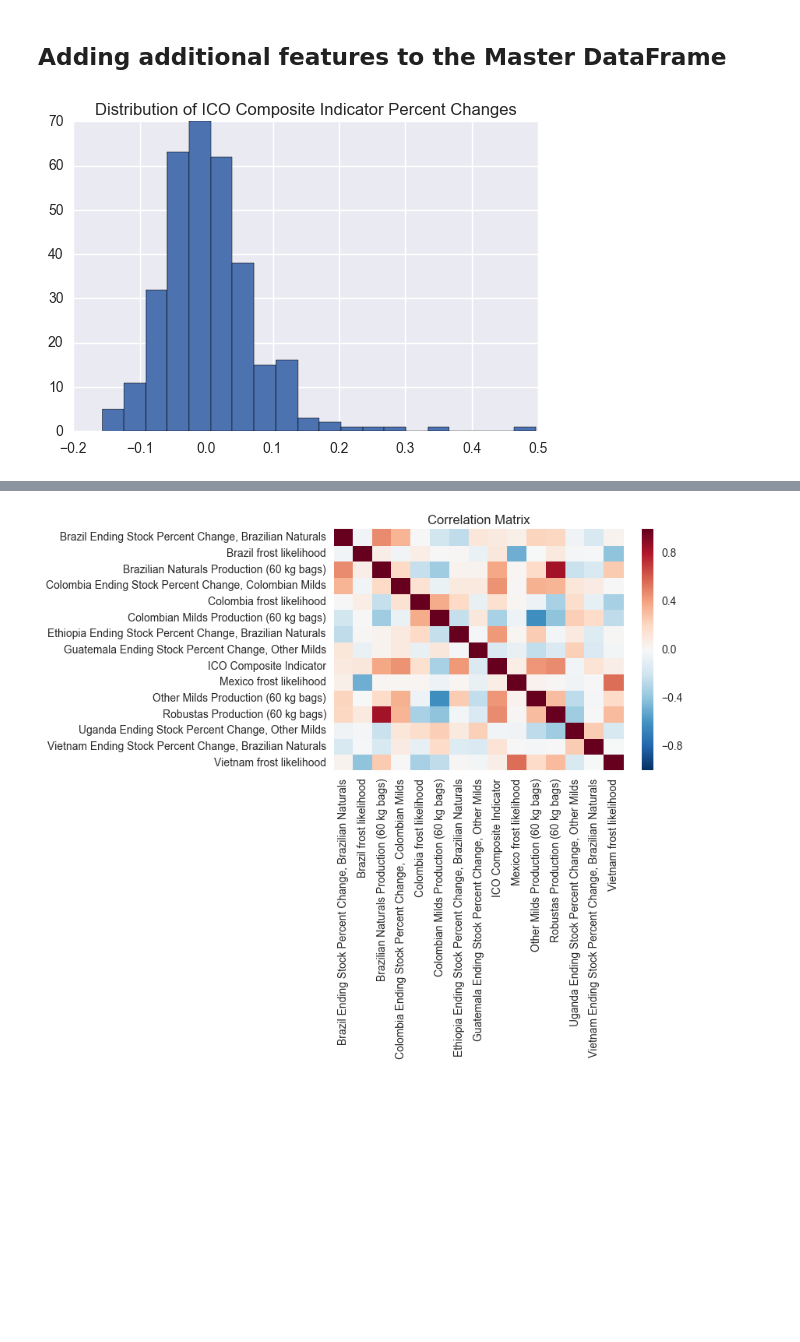
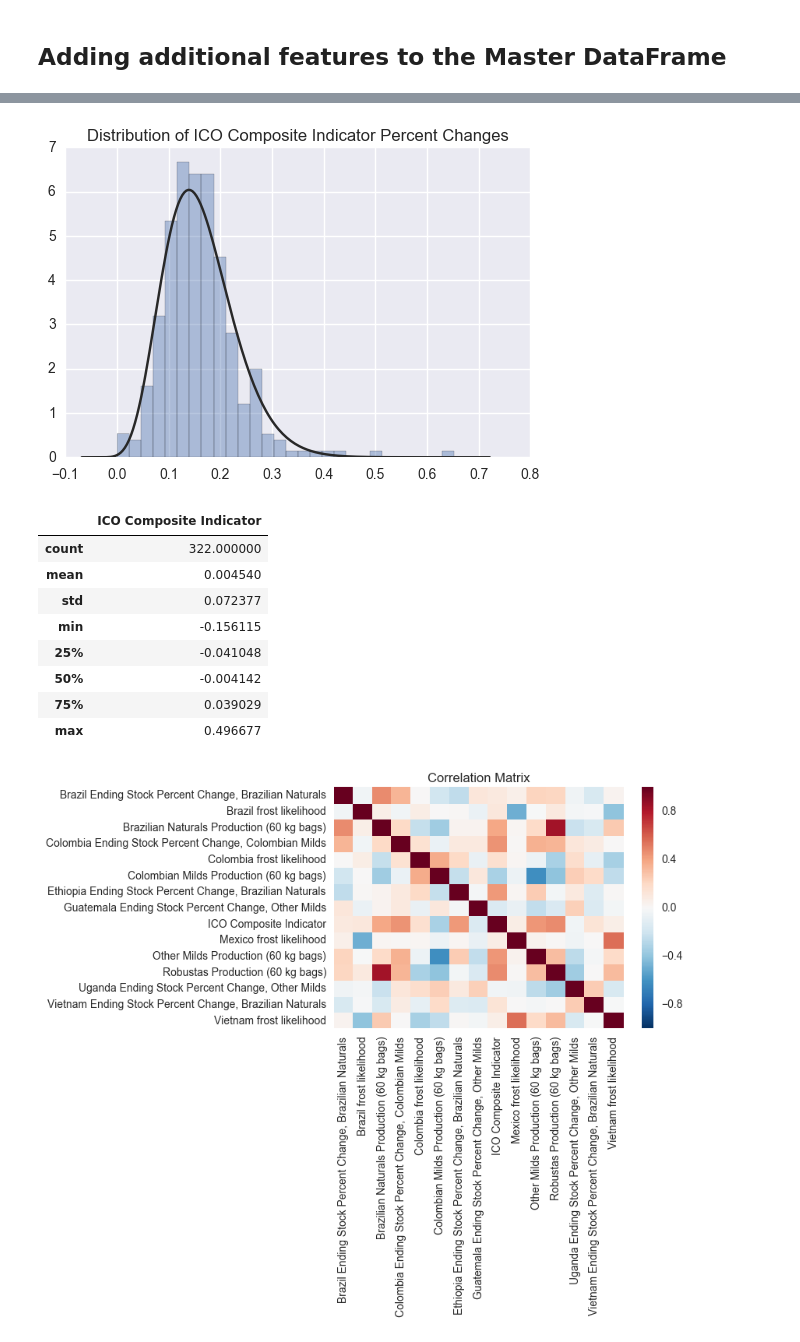
Before and after one commit to mohsseha/DSI-BOS-students, a Jupyter notebook: ntmitchell/capstone project/modeling.ipynb, the cells around one changed output, grey strips where cells are left out. Saved outputs shown, nothing was run; the diff lists cells and outputs as text; code cells hidden in the pictures; blank space fills up the shorter version.

```diff
--- a/ntmitchell/capstone project/modeling.ipynb
+++ b/ntmitchell/capstone project/modeling.ipynb
@@ -172,9 +172,17 @@ for category in production.ICO_categories:
 test_dataframe = test_dataframe.dropna(axis = 'columns', thresh = test_dataframe.shape[0] - 1)
 test_dataframe = test_dataframe.T.drop_duplicates().T
 # test_dataframe = test_dataframe.fillna(method = "bfill")
-# %%
-test_dataframe["ICO Composite Indicator"].pct_change().hist(bins = 20)
-plt.title("Distribution of ICO Composite Indicator Percent Changes")
-plt.show()
-# %% [output]
-[figure, removed]
+# %%
+# The percent changes follow a beta distribution
+
+from scipy.stats import beta
+
+ICO_composite_indicator_percent_changes = test_dataframe.ix[1:, "ICO Composite Indicator"].to_frame().pct_change().dropna()
+# a, b, loc, scale = beta.fit(ICO_composite_indicator_percent_changes - ICO_composite_indicator_percent_changes.values.min())
+
+sns.distplot(ICO_composite_indicator_percent_changes.values - ICO_composite_indicator_percent_changes.values.min(), fit = beta, kde = False)
+plt.title("Distribution of ICO Composite Indicator Percent Changes")
+plt.show()
+
+test_dataframe.ix[1:, "ICO Composite Indicator"].to_frame().pct_change().dropna().describe()
+# %% [output]
@@ -181,3 +190,13 @@ plt.show()
+[figure, added]
+|  | ICO Composite Indicator |
+| count | 322.000000 |
+| mean | 0.004540 |
+| std | 0.072377 |
+| min | -0.156115 |
+| 25% | -0.041048 |
+| 50% | -0.004142 |
+| 75% | 0.039029 |
+| max | 0.496677 |
 # %%
 sns.heatmap(test_dataframe.T.drop_duplicates().sort_index().T.corr())
 plt.title("Correlation Matrix")
```
Also changed, not shown: parts of 17 cells of this notebook, 2 other files.
